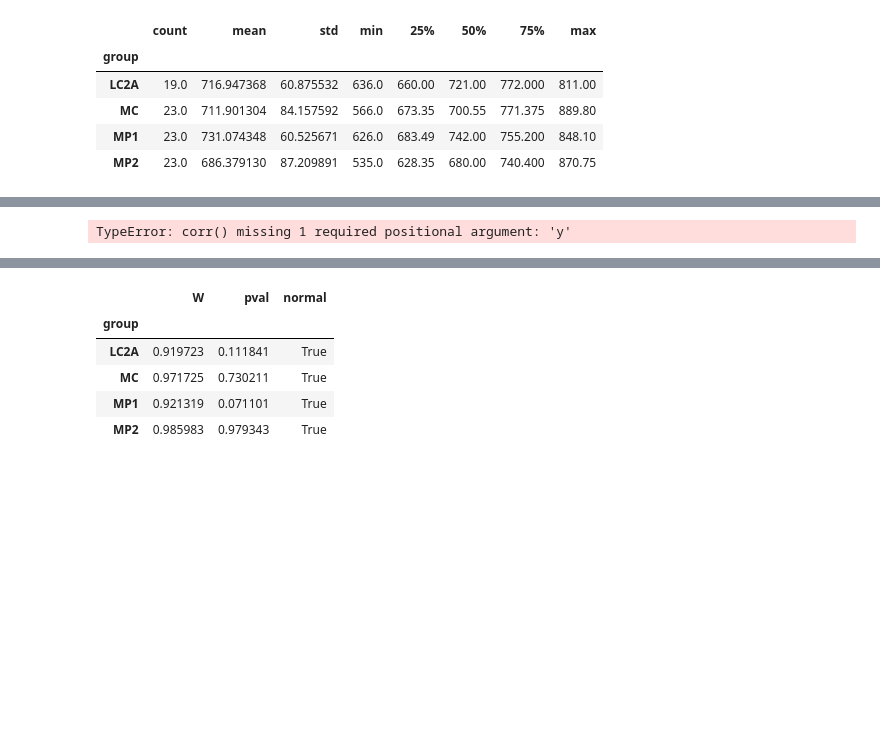
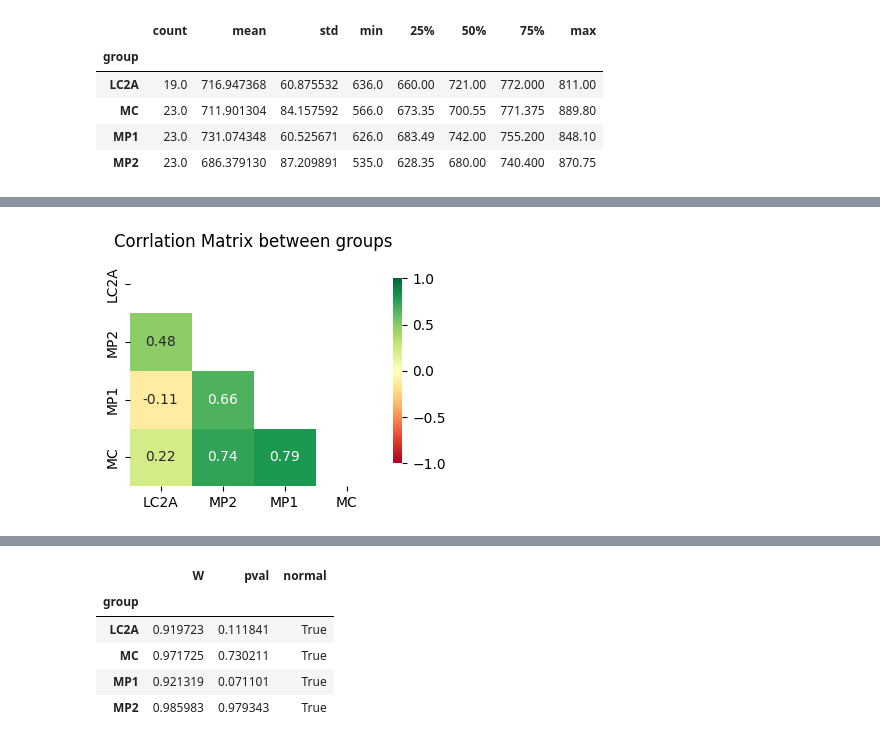
Before and after one commit to rammah83/Statistical_tasks, a Jupyter notebook: Anova.ipynb, the cells around one changed output, grey strips where cells are left out. Cells and saved outputs as stored; diff of their text form; code cells hidden in the pictures; blank space fills up the shorter version.

```diff
--- a/Anova.ipynb
+++ b/Anova.ipynb
@@ -50,6 +74,14 @@ plt.show()
 # %%
 # check dependency between groups
-pg.corr(df)
+corr_matrix = df.corr(numeric_only=True)
+# TODO
+upper_mask = np.triu(np.ones_like(corr_matrix, dtype=bool), k=0)
+plt.figure(figsize=[4,3])
+sns.heatmap(corr_matrix,
+            mask=upper_mask,
+            cbar_kws={'shrink':0.8},
+            annot=True, vmax=1, vmin=-1, cmap='RdYlGn')
+plt.title("Corrlation Matrix between groups");
 # %% [output]
-TypeError: corr() missing 1 required positional argument: 'y'
+[figure, added]
 # %%
```
Also changed, not shown: parts of 15 cells of this notebook.
